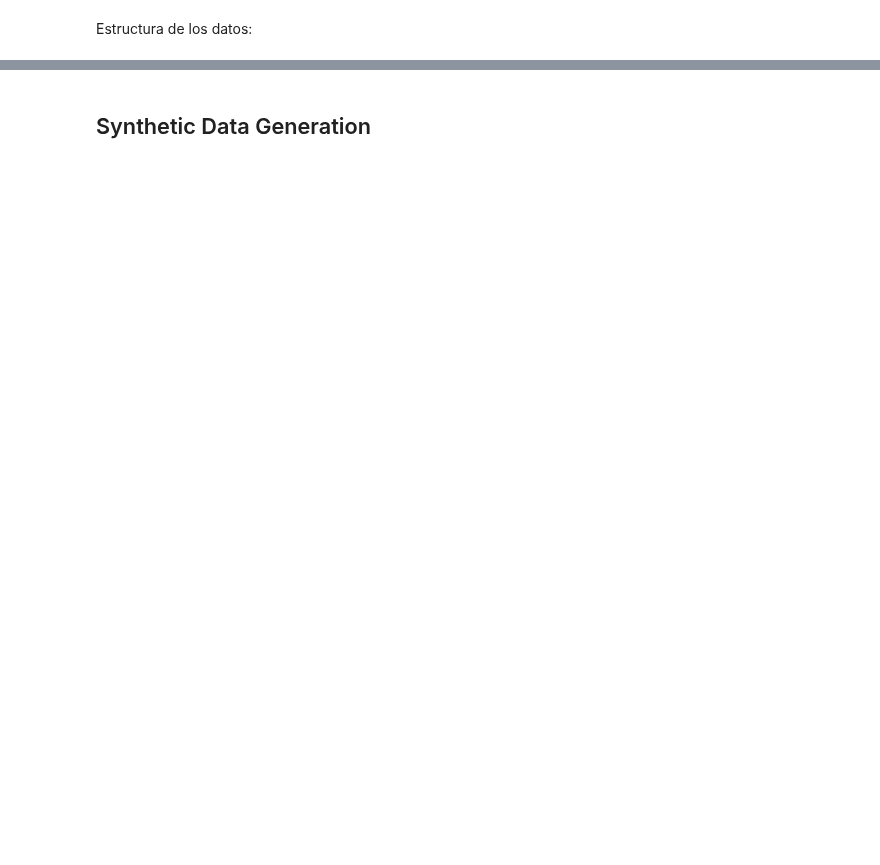
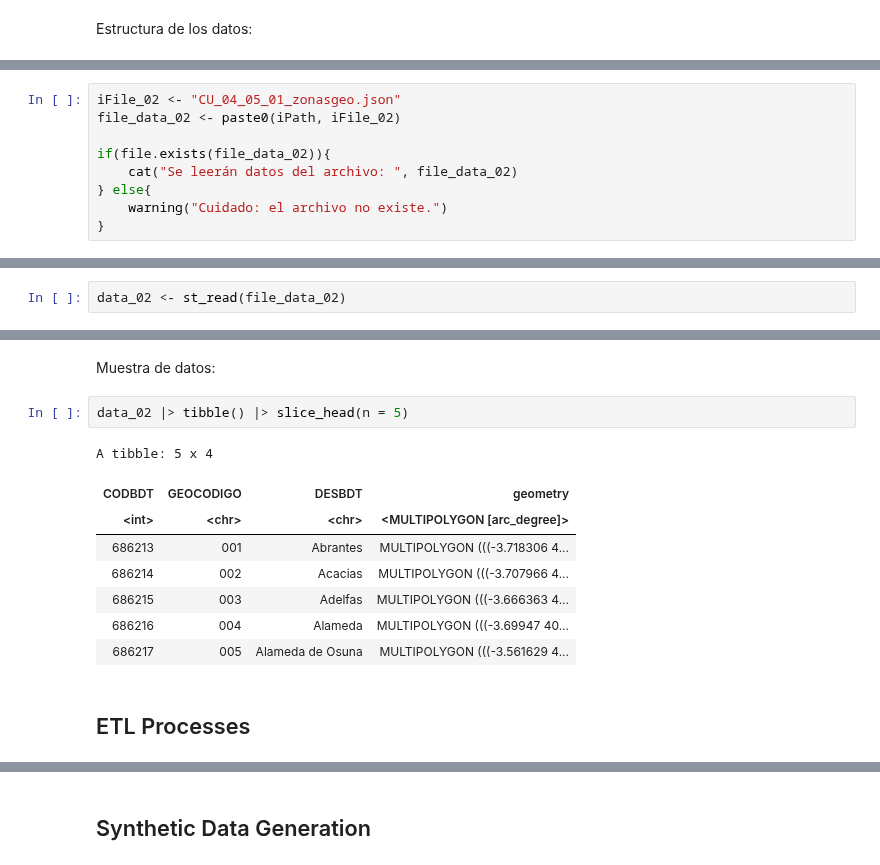
Before and after one commit to URJCDSLab/CitizenLab-Research-and-Development, a Jupyter notebook: casos_urjc/notebooks/II_data_processing/04_vacunas/05. - Data Collection_CU_04_11_meteo_zonas_v_01.ipynb, the cells around one changed output, grey strips where cells are left out. Drawn from its saved outputs; the diff is of its cells as text; blank space fills up the shorter version.

```diff
--- a/casos_urjc/notebooks/II_data_processing/04_vacunas/05. - Data Collection_CU_04_11_meteo_zonas_v_01.ipynb
+++ b/casos_urjc/notebooks/II_data_processing/04_vacunas/05. - Data Collection_CU_04_11_meteo_zonas_v_01.ipynb
@@ -70,0 +140,9 @@ Estructura de  los datos:
+# %%
+iFile_02 <- "CU_04_05_01_zonasgeo.json"
+file_data_02 <- paste0(iPath, iFile_02)
+
+if(file.exists(file_data_02)){
+    cat("Se leerán datos del archivo: ", file_data_02)
+} else{
+    warning("Cuidado: el archivo no existe.")
+}
@@ -70,0 +155,2 @@ Estructura de  los datos:
+# %%
+data_02 <- st_read(file_data_02)
@@ -70,0 +177,15 @@ Estructura de  los datos:
+# %% [markdown]
+Muestra de datos:
+# %%
+data_02 |> tibble() |> slice_head(n = 5)
+# %% [output]
+A tibble: 5 x 4
+| CODBDT | GEOCODIGO | DESBDT | geometry |
+| <int> | <chr> | <chr> | <MULTIPOLYGON [arc_degree]> |
+| 686213 | 001 | Abrantes | MULTIPOLYGON (((-3.718306 4... |
+| 686214 | 002 | Acacias | MULTIPOLYGON (((-3.707966 4... |
+| 686215 | 003 | Adelfas | MULTIPOLYGON (((-3.666363 4... |
+| 686216 | 004 | Alameda | MULTIPOLYGON (((-3.69947 40... |
+| 686217 | 005 | Alameda de Osuna | MULTIPOLYGON (((-3.561629 4... |
+# %% [markdown]
+## ETL Processes
```
Also changed, not shown: parts of 76 cells of this notebook, 29 other files.
